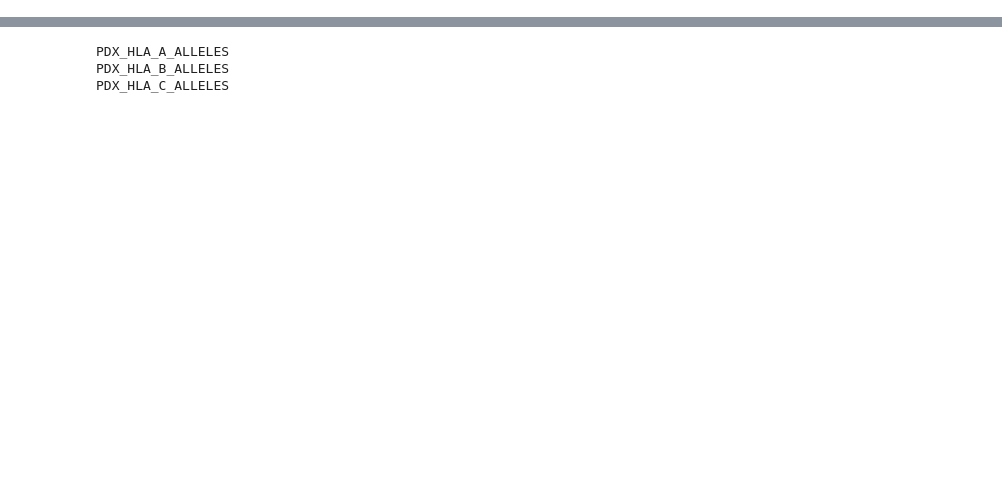
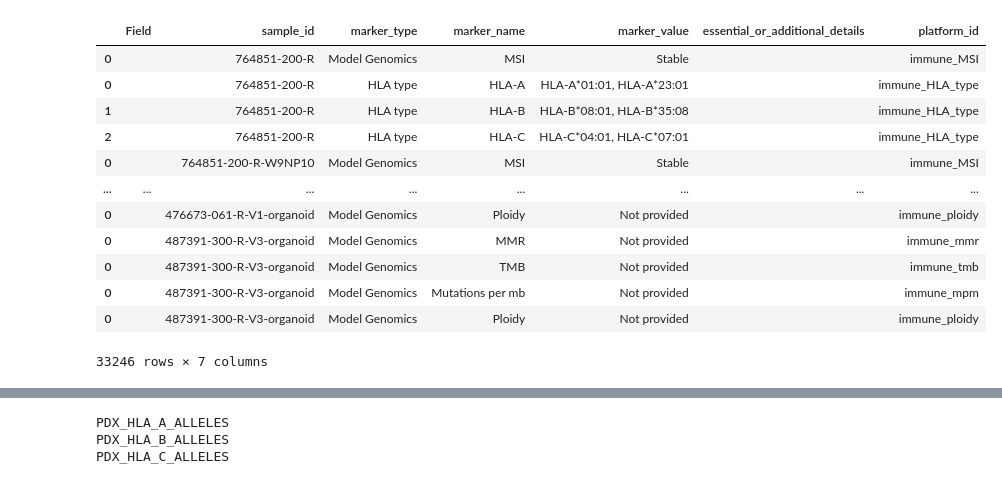
Before and after one commit to PDCMFinder/PdcmDataTransformers, a Jupyter notebook: PDMR/fetch_immune_markers.ipynb, the cells around one changed output, grey strips where cells are left out. Cells and saved outputs as stored; diff of their text form; code cells hidden in the pictures; blank space fills up the shorter version.

```diff
--- a/PDMR/fetch_immune_markers.ipynb
+++ b/PDMR/fetch_immune_markers.ipynb
@@ -13,7 +13,7 @@ model_sharing = read_metadata_without_fields("/Users/tushar/CancerModels/pdxfind
 mol_sample = read_metadata_without_fields("/Users/tushar/CancerModels/pdxfinder-data/data/UPDOG/PDMR/PDMR_molecular_metadata-sample.tsv")
 merged = model_sharing.merge(mol_sample, on="model_id", how="left")
 merged = merged[merged.fillna(0)['sample_origin'] != 0]
-merged = merged[merged['sample_origin'] != "xenograft"]
+#merged = merged[merged['sample_origin'] != "xenograft"]
 merged = merged[["model_id", "sample_id", "sample_origin", "database_url", 'raw_data_url', "passage", 'host_strain_name',
                  'host_strain_nomenclature', 'engrafted_tumor_collection_site', 'platform_id']]
 merged = merged.drop_duplicates(['model_id', 'sample_id']).reset_index(drop=True)
@@ -47,6 +47,8 @@ def parse_html(response):
 
 ms_sheet = read_metadata_with_fields("/Users/tushar/CancerModels/pdxfinder-data/data/UPDOG/PDMR/PDMR_molecular_metadata-sample.tsv")
 immune_sheet = pd.DataFrame(columns=['Field', 'sample_id', 'marker_type', 'marker_name', 'marker_value', 'essential_or_additional_details', 'platform_id'])
+types = ["MMR", "TMB","Mutations per mb", "Ploidy"]
+pid = {"MMR": 'immune_mmr', "TMB": 'immune_tmb',"Mutations per mb": 'immune_mpm', "Ploidy": 'immune_ploidy'}
 for i in tqdm(range(merged.shape[0]), "Fetch from PDMR"):
     mid = merged.iloc[i, 0]
     sid = merged.iloc[i, 1]
@@ -54,13 +56,15 @@ for i in tqdm(range(merged.shape[0]), "Fetch from PDMR"):
     link = merged.iloc[i, 3]
     rdu = merged.iloc[i, 4]
     response = request(link, False, 'get')
+    dt = set()
     if response.text is not None:
         msi, hla = parse_html(response)
         if msi.__contains__("MSI"):
             msi = msi.replace("MSI-", "")
-            ms_sheet = pd.concat([ms_sheet, pd.DataFrame([['', mid, sid, so, '', '', '', '', '', 'immune_MSI']],  columns=ms_sheet.columns)])
+            ms_sheet = pd.concat([ms_sheet, pd.DataFrame([['', mid, sid, so, merged.iloc[i, 6], merged.iloc[i, 7], merged.iloc[i, 8], merged.iloc[i, 9], rdu, 'immune_MSI']],  columns=ms_sheet.columns)])
             row = [['', sid, 'Model Genomics', 'MSI', msi, '', 'immune_MSI']]
             immune_sheet = pd.concat([immune_sheet, pd.DataFrame(row,  columns=immune_sheet.columns)])
+            dt.add('MSI')
         if hla != '':
             pattern = re.compile(r'([A-Z]\*\d{2}:\d{2})')
             hla_types = pattern.findall(hla)
@@ -72,6 +76,15 @@ for i in tqdm(range(merged.shape[0]), "Fetch from PDMR"):
             hla_c_string = ', '.join(hla_c_types)
             row = [['', sid, 'HLA type', 'HLA-A', hla_a_string, '', 'immune_HLA_type'], ['', sid, 'HLA type','HLA-B', hla_b_string, '', 'immune_HLA_type'], ['', sid, 'HLA type','HLA-C', hla_c_string, '', 'immune_HLA_type']]
             immune_sheet = pd.concat([immune_sheet, pd.DataFrame(row,  columns=immune_sheet.columns)])
-            ms_sheet = pd.concat([ms_sheet, pd.DataFrame([['', mid, sid, so, '', '', '', '', '', 'immune_HLA_type']],  columns=ms_sheet.columns)])
+            ms_sheet = pd.concat([ms_sheet, pd.DataFrame([['', mid, sid, so, merged.iloc[i, 6], merged.iloc[i, 7], merged.iloc[i, 8], merged.iloc[i, 9], rdu, 'immune_HLA_type']],  columns=ms_sheet.columns)])
+            dt.add('HLA')
+    for t in types:
+        if t not in dt:
+            dt.add(t)
+            ms_sheet = pd.concat([ms_sheet, pd.DataFrame([['', mid, sid, so, merged.iloc[i, 6], merged.iloc[i, 7], merged.iloc[i, 8], merged.iloc[i, 9], rdu, pid[t]]],  columns=ms_sheet.columns)])
+            row = [['', sid, 'Model Genomics', t, 'Not provided', '', pid[t]]]
+            immune_sheet = pd.concat([immune_sheet, pd.DataFrame(row,  columns=immune_sheet.columns)])
 
-immune_sheet.to_csv("/Users/tushar/CancerModels/pdxfinder-data/data/UPDOG/PDMR/PDMR_immunemarker-Sheet1.tsv", sep='\t', index=False)
+immune_sheet.to_csv("/Users/tushar/CancerModels/pdxfinder-data/data/UPDOG/PDMR/PDMR_immunemarker-Sheet1_new.tsv", sep='\t', index=False)
+ms_sheet.drop_duplicates()
+ms_sheet.to_csv("/Users/tushar/CancerModels/pdxfinder-data/data/UPDOG/PDMR/PDMR_molecular_metadata-sample_2.tsv", sep='\t', index=False)
@@ -79,0 +91,23 @@ ms_sheet.to_csv("/Users/tushar/CancerModels/pdxfinder-data/data/UPDOG/PDMR/PDMR_
+# %%
+sample_ids = immune_sheet.sample_id.unique()
+for s in sample_ids:
+     types = ["MMR", "TMB","Mutations per mb", "Ploidy"]
+     pid = {"MMR": 'immune_mmr', "TMB": 'immune_tmb',"Mutations per mb": 'immune_mpm', "Ploidy": 'immune_ploidy'}
+     for t in types:
+         row = ['', s, 'Model Genomics', t, 'Not provided', '', pid[t]]
+         immune_sheet = pd.concat([immune_sheet, pd.DataFrame([row], columns=immune_sheet.columns)])
+immune_sheet
+# %% [output]
+|  | Field | sample_id | marker_type | marker_name | marker_value | essential_or_additional_details | platform_id |
+| 0 |  | 764851-200-R | Model Genomics | MSI | Stable |  | immune_MSI |
+| 0 |  | 764851-200-R | HLA type | HLA-A | HLA-A*01:01, HLA-A*23:01 |  | immune_HLA_type |
+| 1 |  | 764851-200-R | HLA type | HLA-B | HLA-B*08:01, HLA-B*35:08 |  | immune_HLA_type |
+| 2 |  | 764851-200-R | HLA type | HLA-C | HLA-C*04:01, HLA-C*07:01 |  | immune_HLA_type |
+| 0 |  | 764851-200-R-W9NP10 | Model Genomics | MSI | Stable |  | immune_MSI |
+| ... | ... | ... | ... | ... | ... | ... | ... |
+| 0 |  | 476673-061-R-V1-organoid | Model Genomics | Ploidy | Not provided |  | immune_ploidy |
+| 0 |  | 487391-300-R-V3-organoid | Model Genomics | MMR | Not provided |  | immune_mmr |
+| 0 |  | 487391-300-R-V3-organoid | Model Genomics | TMB | Not provided |  | immune_tmb |
+| 0 |  | 487391-300-R-V3-organoid | Model Genomics | Mutations per mb | Not provided |  | immune_mpm |
+| 0 |  | 487391-300-R-V3-organoid | Model Genomics | Ploidy | Not provided |  | immune_ploidy |
+33246 rows × 7 columns
```
Also changed, not shown: parts of 2 cells of this notebook, 3 other files.
